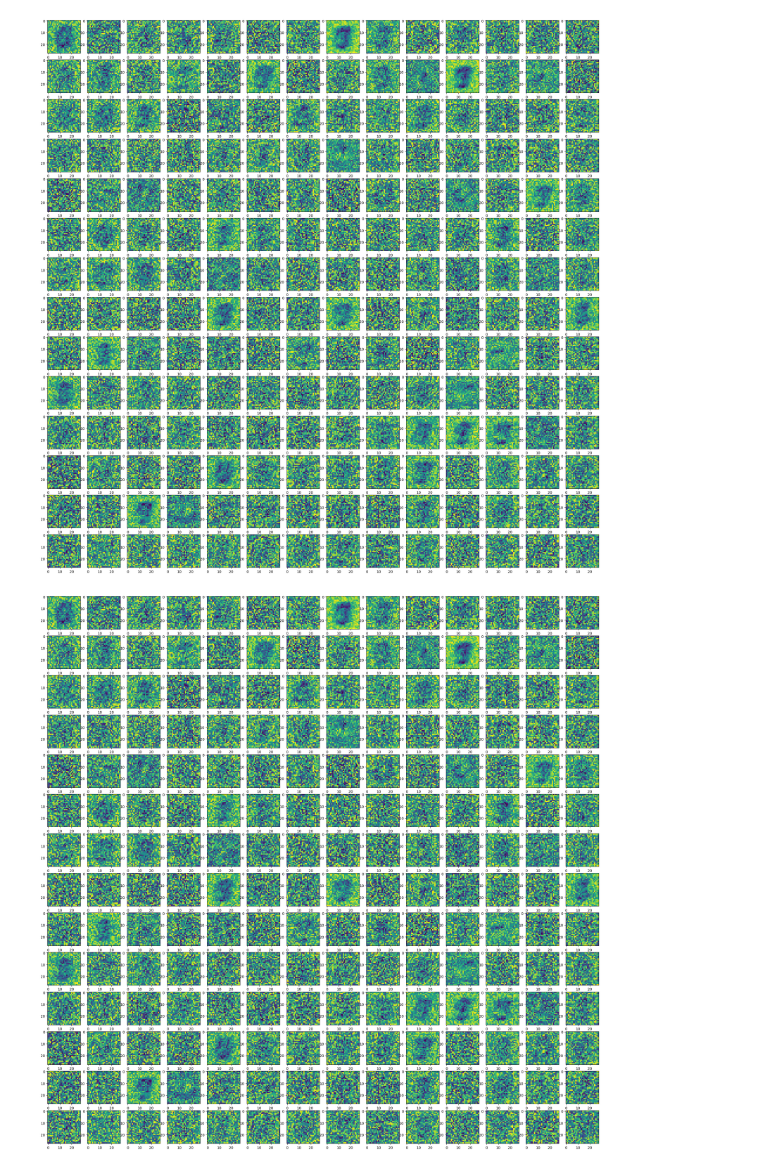
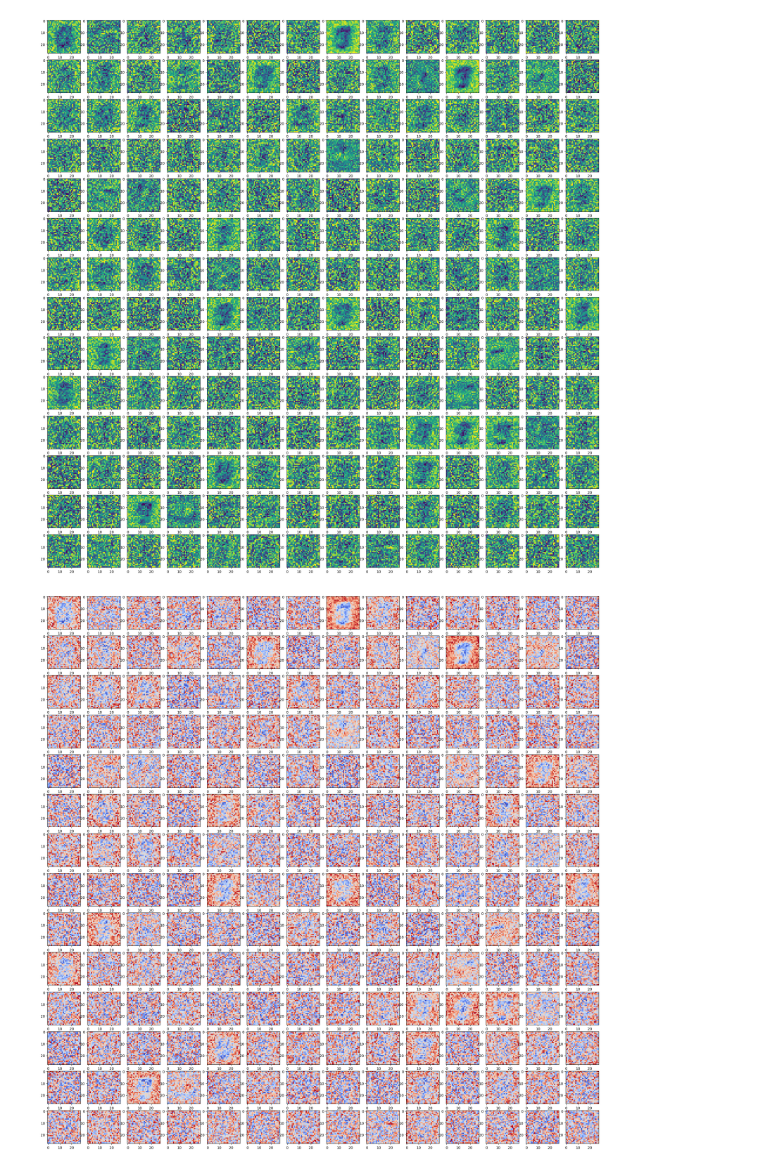
Before and after one commit to ramity/athena, a Jupyter notebook: notebooks/mnist_experiments.ipynb, the cells around one changed output. Drawn from its saved outputs; the diff is of its cells as text; code cells hidden in the pictures.

Commit message:
added some logic to visualize weight connection to class association

```diff
--- a/notebooks/mnist_experiments.ipynb
+++ b/notebooks/mnist_experiments.ipynb
@@ -223,12 +228,12 @@ plt.show()
 # %%
 weights = model_state_dict['linear_relu_stack.0.weight'].numpy()
 bias = model_state_dict['linear_relu_stack.0.bias'].numpy()
 fig, axs = plt.subplots(14, 14)
 for i in range(196):
     x = i % 14
     y = math.floor(i / 14)
-    axs[x, y].imshow(numpy.resize(weights[i] + bias[i], (28, 28)))
+    axs[x, y].imshow(numpy.resize(weights[i] + bias[i], (28, 28)), cmap="coolwarm")
 plt.show()
 # %% [output]
-[figure, old version]
+[figure, new version]
 # %%
```
Also changed, not shown: parts of 9 cells of this notebook.
